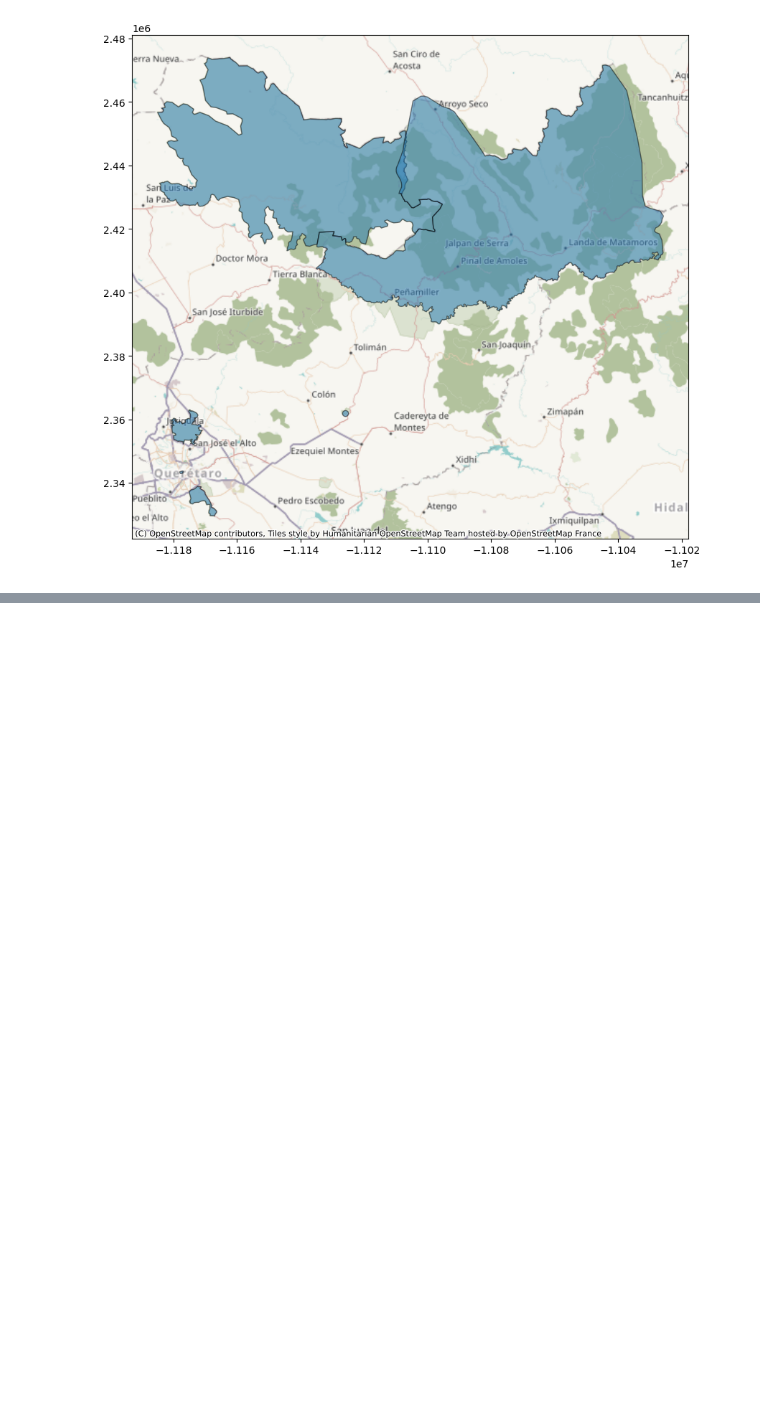
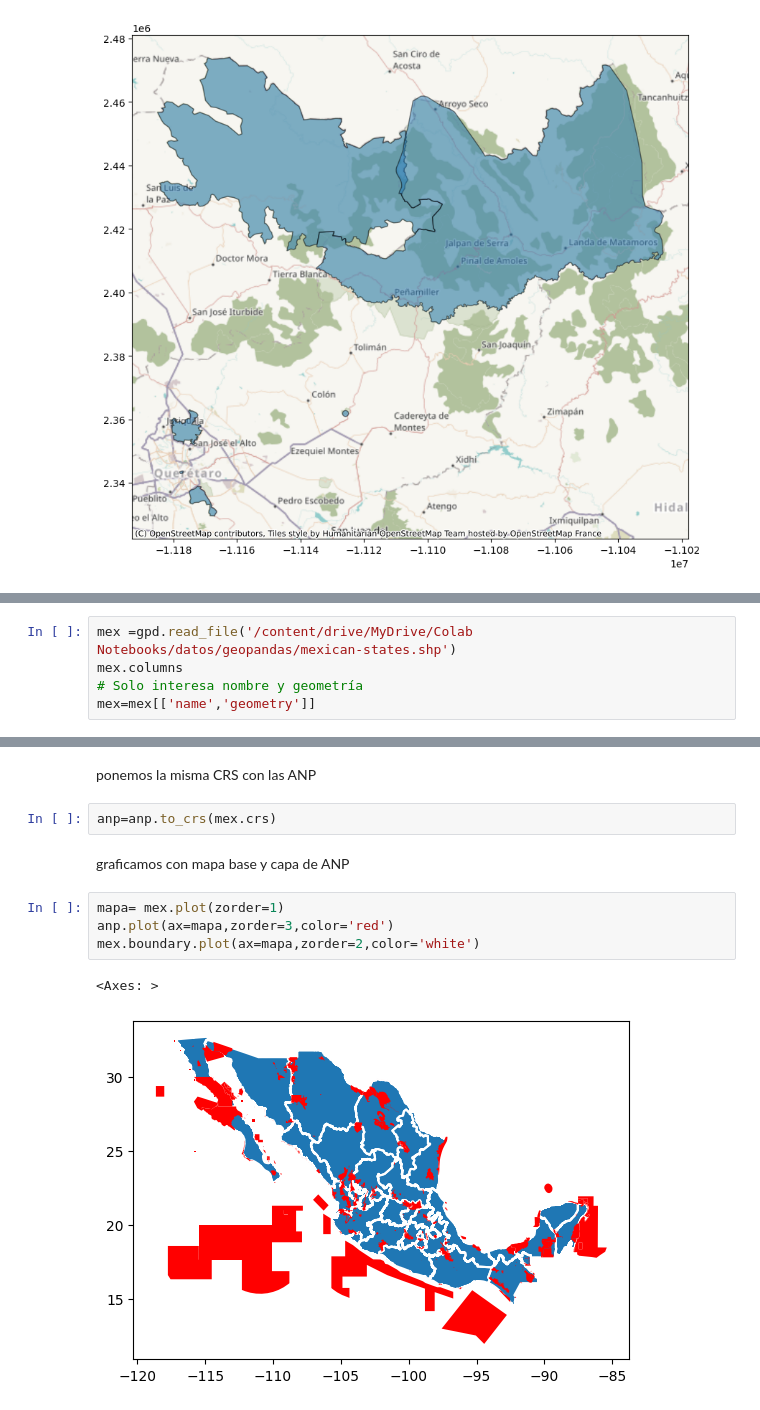
Before and after one commit to Edersao/Curso_Data_Scientist, a Jupyter notebook: ANP.ipynb, the cells around one changed output, grey strips where cells are left out. Drawn from its saved outputs; the diff is of its cells as text; blank space fills up the shorter version.

```diff
--- a/ANP.ipynb
+++ b/ANP.ipynb
@@ -189,0 +192,5 @@ cx.add_basemap(ax)
+# %%
+mex =gpd.read_file('/content/drive/MyDrive/Colab Notebooks/datos/geopandas/mexican-states.shp')
+mex.columns
+# Solo interesa nombre y geometría
+mex=mex[['name','geometry']]
@@ -189,0 +213,13 @@ cx.add_basemap(ax)
+# %% [markdown]
+ponemos la misma CRS con las ANP
+# %%
+anp=anp.to_crs(mex.crs)
+# %% [markdown]
+graficamos con mapa base y capa de ANP
+# %%
+mapa= mex.plot(zorder=1)
+anp.plot(ax=mapa,zorder=3,color='red')
+mex.boundary.plot(ax=mapa,zorder=2,color='white')
+# %% [output]
+<Axes: >
+[figure, added]
```
Also changed, not shown: parts of 12 cells of this notebook.
